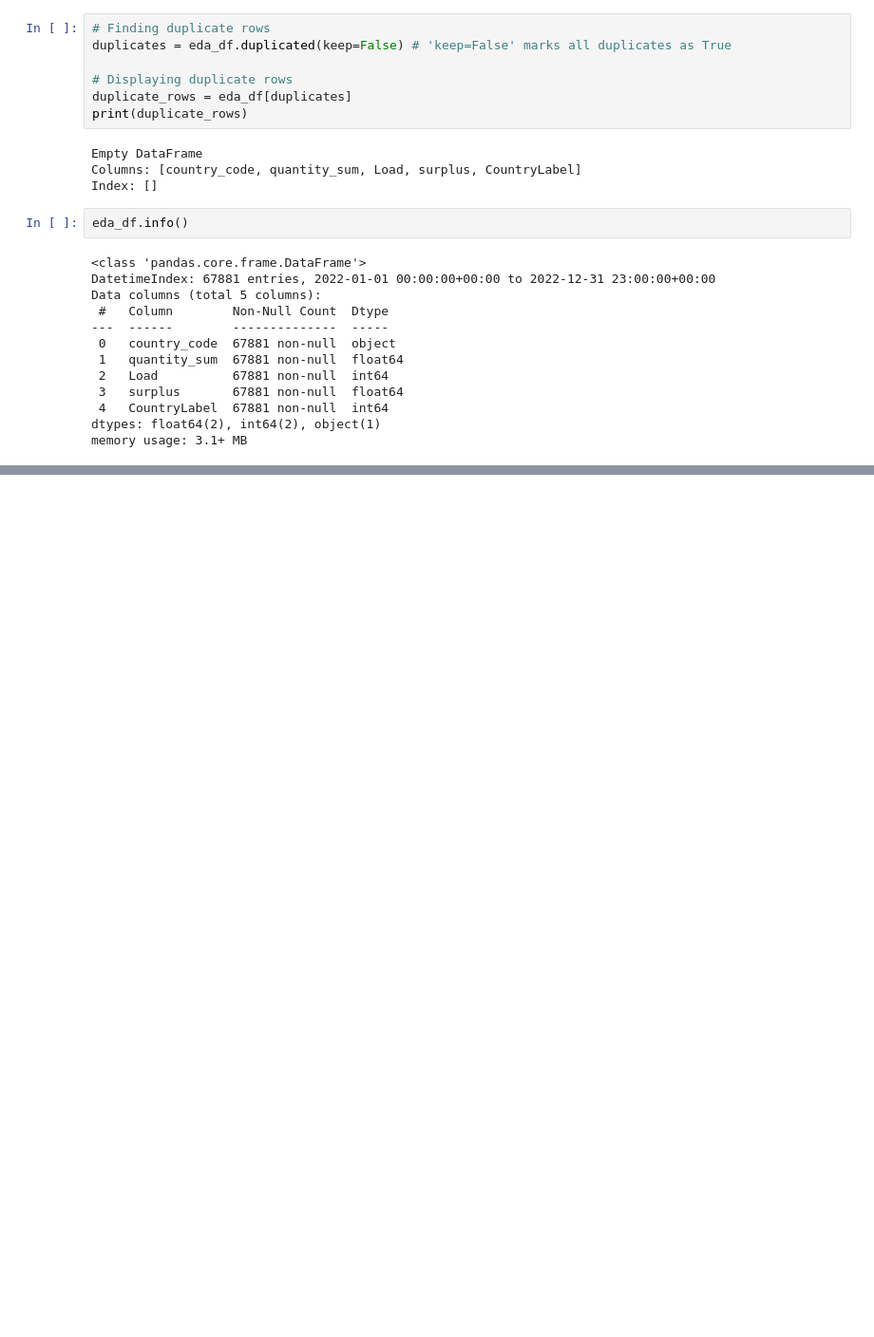
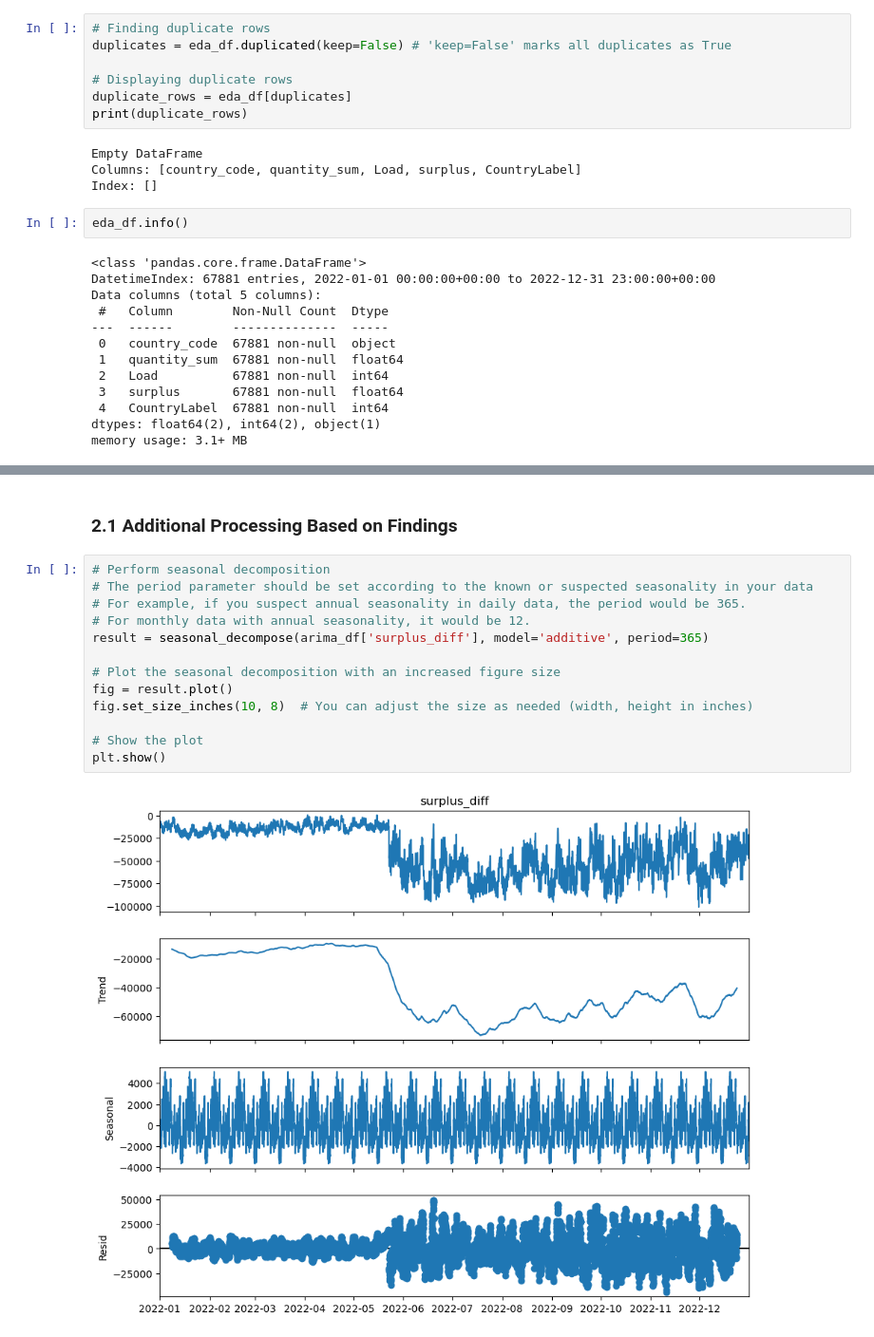
Before and after one commit to JuanNeuenschwandesBTS/MachineDreamerHackatom, a Jupyter notebook: 3_EDA/EDA.ipynb, the cells around one changed output, grey strips where cells are left out. Shown: that part at 95% size. Drawn from its saved outputs; the diff is of its cells as text; blank space fills up the shorter version.

```diff
--- a/3_EDA/EDA.ipynb
+++ b/3_EDA/EDA.ipynb
@@ -315,0 +345,17 @@ Warnings:
+# %% [markdown]
+### 2.1 Additional Processing Based on Findings
+# %%
+# Perform seasonal decomposition
+# The period parameter should be set according to the known or suspected seasonality in your data
+# For example, if you suspect annual seasonality in daily data, the period would be 365.
+# For monthly data with annual seasonality, it would be 12.
+result = seasonal_decompose(arima_df['surplus_diff'], model='additive', period=365)
+
+# Plot the seasonal decomposition with an increased figure size
+fig = result.plot()
+fig.set_size_inches(10, 8)  # You can adjust the size as needed (width, height in inches)
+
+# Show the plot
+plt.show()
+# %% [output]
+[figure, added]
```
Also changed, not shown: parts of 23 cells of this notebook, 2 other files.
